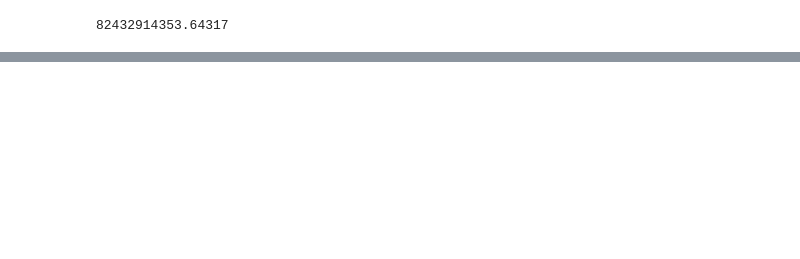
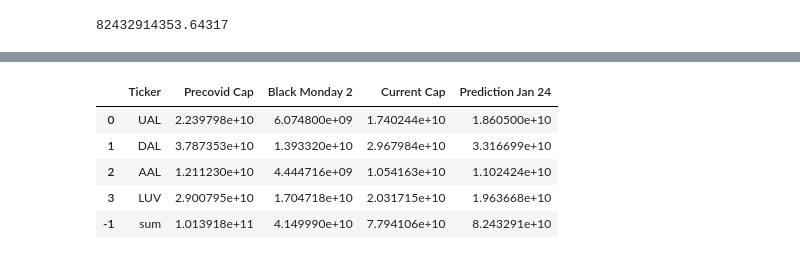
Before and after one commit to pathfindereleven/StockMkt_Analysis, a Jupyter notebook: regres perdiction.ipynb, the cells around one changed output, grey strips where cells are left out. Saved outputs shown, nothing was run; the diff lists cells and outputs as text; code cells hidden in the pictures; blank space fills up the shorter version.

```diff
--- a/prediction.ipynb
+++ b/regres perdiction.ipynb
@@ -188,0 +203,14 @@ print(s)
+# %%
+p = stock_prediction["Precovid Cap"].sum()
+t = "sum"
+sum_ls = [t,p,c,s]
+#stock_prediction = stock_prediction.append(pd.Series([t, p,c,s]), ignore_index=True)
+stock_prediction.loc[-1] = [t, p,b, c, s]
+stock_prediction
+# %% [output]
+|  | Ticker | Precovid Cap | Black Monday 2 | Current Cap | Prediction Jan 24 |
+| 0 | UAL | 2.239798e+10 | 6.074800e+09 | 1.740244e+10 | 1.860500e+10 |
+| 1 | DAL | 3.787353e+10 | 1.393320e+10 | 2.967984e+10 | 3.316699e+10 |
+| 2 | AAL | 1.211230e+10 | 4.444716e+09 | 1.054163e+10 | 1.102424e+10 |
+| 3 | LUV | 2.900795e+10 | 1.704718e+10 | 2.031715e+10 | 1.963668e+10 |
+| -1 | sum | 1.013918e+11 | 4.149990e+10 | 7.794106e+10 | 8.243291e+10 |
```
Also changed, not shown: parts of 6 cells of this notebook.
